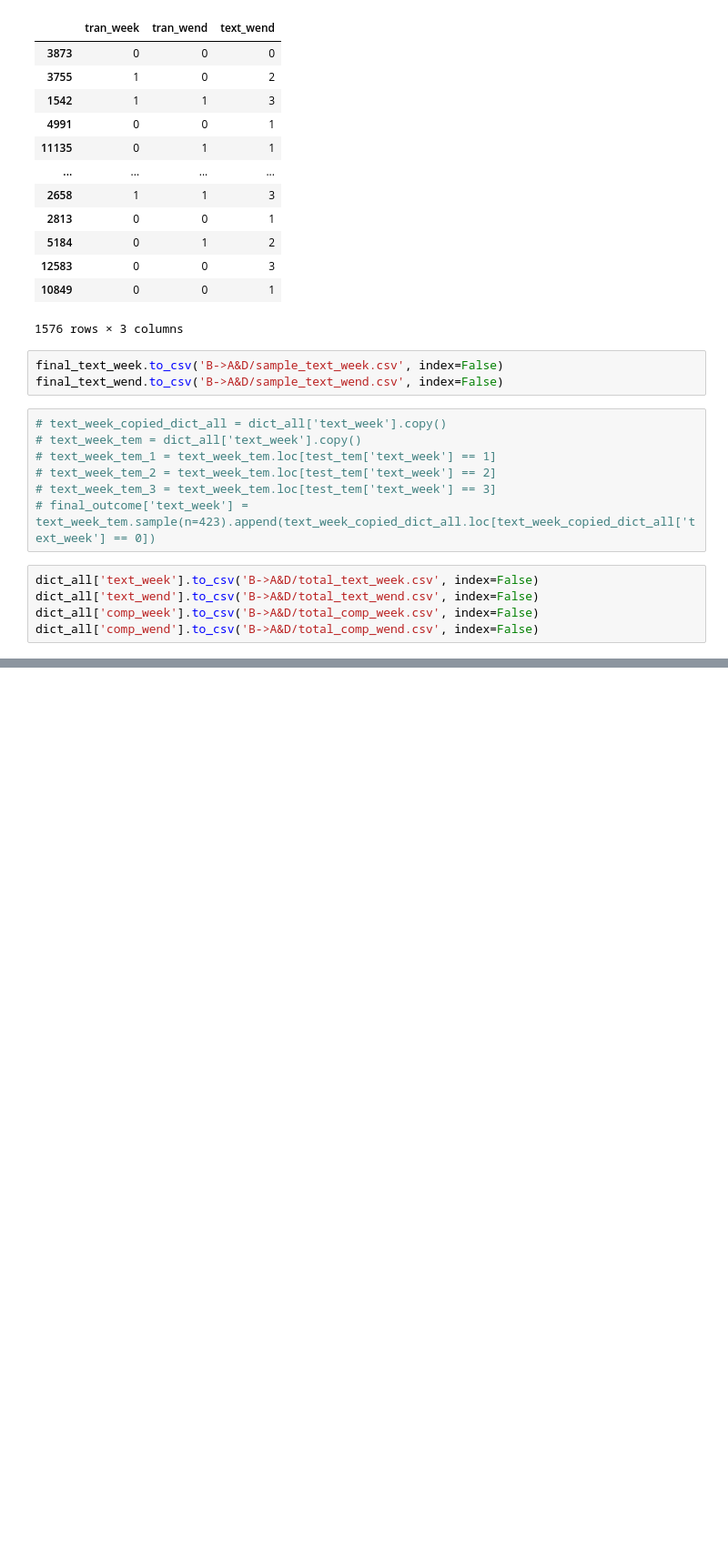
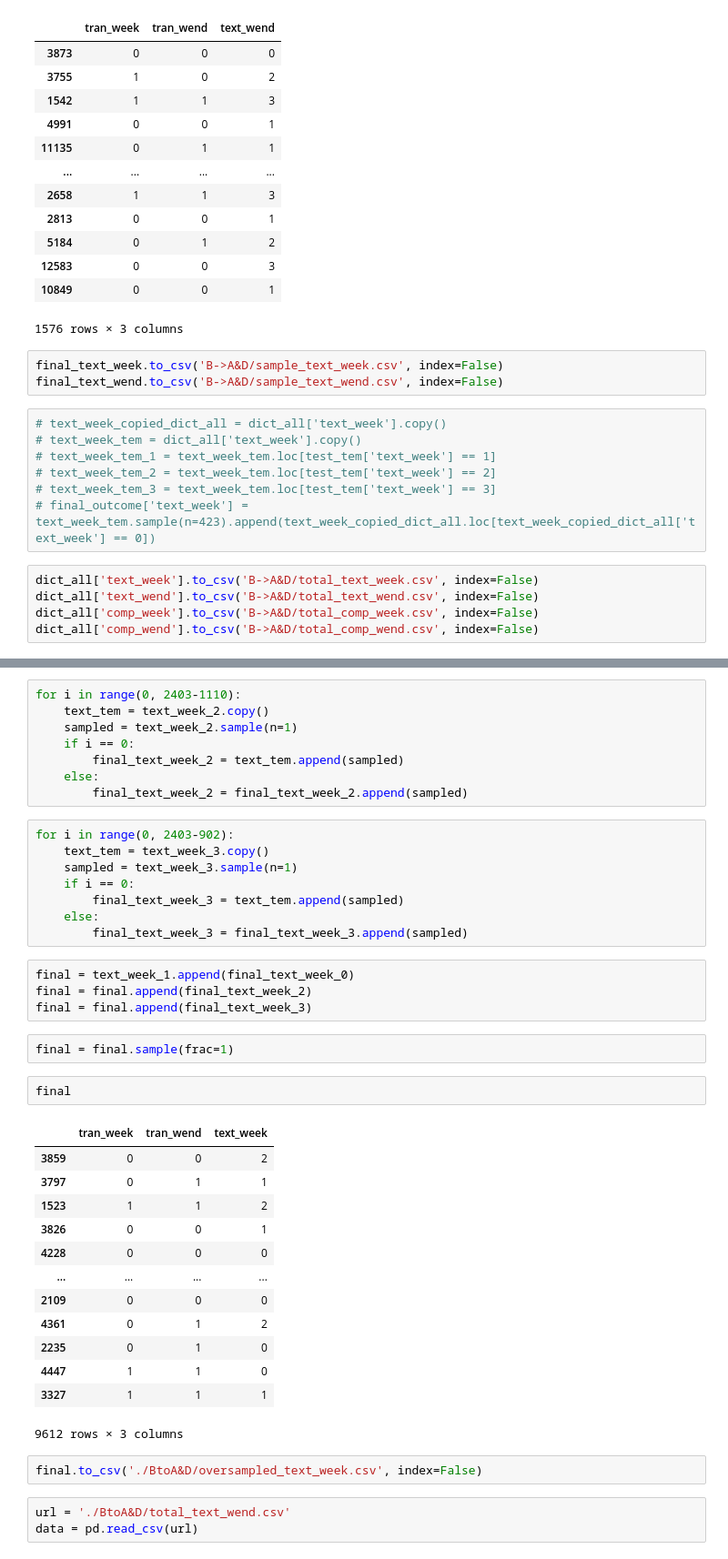
Before and after one commit to tomstark99/COMS30050, a Jupyter notebook: coursework/data/BtoA&D.ipynb, the cells around one changed output, grey strips where cells are left out. Shown at 91% size. Cells and saved outputs as stored; diff of their text form; blank space fills up the shorter version.

```diff
--- a/coursework/data/BtoA&D.ipynb
+++ b/coursework/data/BtoA&D.ipynb
@@ -402,0 +430,43 @@ dict_all['comp_wend'].to_csv('B->A&D/total_comp_wend.csv', index=False)
+# %%
+for i in range(0, 2403-1110):
+    text_tem = text_week_2.copy()
+    sampled = text_week_2.sample(n=1)
+    if i == 0:
+        final_text_week_2 = text_tem.append(sampled)
+    else:
+        final_text_week_2 = final_text_week_2.append(sampled)
+# %%
+for i in range(0, 2403-902):
+    text_tem = text_week_3.copy()
+    sampled = text_week_3.sample(n=1)
+    if i == 0:
+        final_text_week_3 = text_tem.append(sampled)
+    else:
+        final_text_week_3 = final_text_week_3.append(sampled)
+# %%
+final = text_week_1.append(final_text_week_0)
+final = final.append(final_text_week_2)
+final = final.append(final_text_week_3)
+# %%
+final = final.sample(frac=1)
+# %%
+final
+# %% [output]
+|  | tran_week | tran_wend | text_week |
+| 3859 | 0 | 0 | 2 |
+| 3797 | 0 | 1 | 1 |
+| 1523 | 1 | 1 | 2 |
+| 3826 | 0 | 0 | 1 |
+| 4228 | 0 | 0 | 0 |
+| ... | ... | ... | ... |
+| 2109 | 0 | 0 | 0 |
+| 4361 | 0 | 1 | 2 |
+| 2235 | 0 | 1 | 0 |
+| 4447 | 1 | 1 | 0 |
+| 3327 | 1 | 1 | 1 |
+9612 rows × 3 columns
+# %%
+final.to_csv('./BtoA&D/oversampled_text_week.csv', index=False)
+# %%
+url = './BtoA&D/total_text_wend.csv'
+data = pd.read_csv(url)
```
Also changed, not shown: parts of 15 cells of this notebook, 8 other files.
